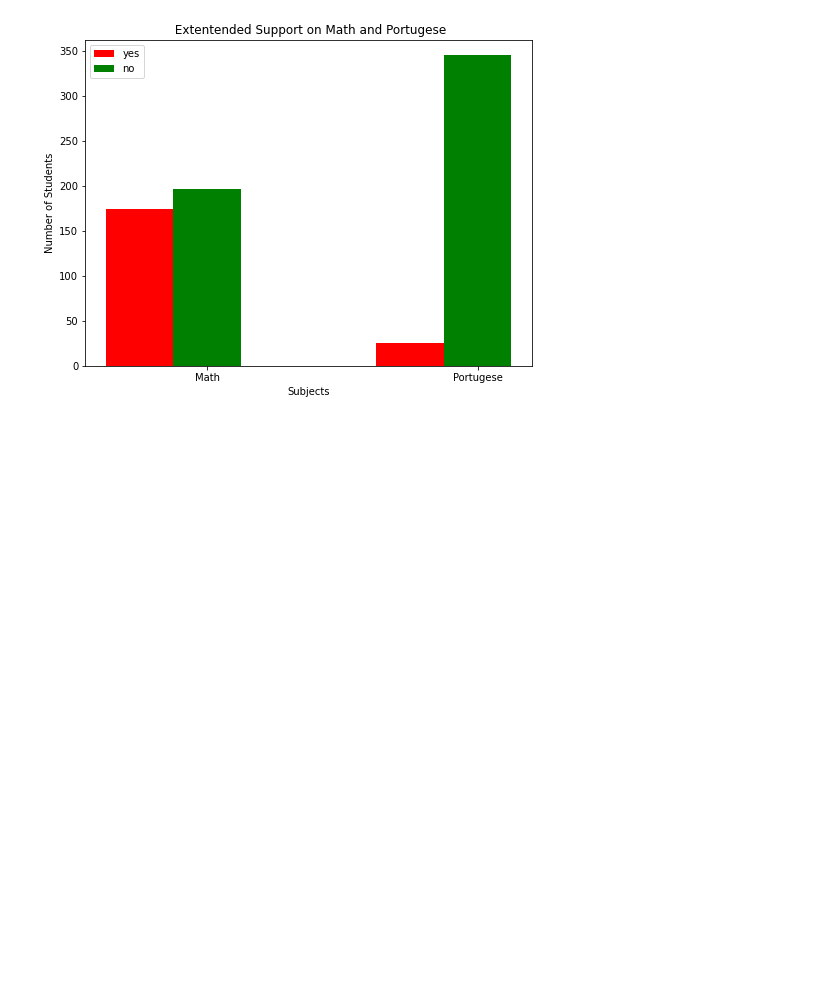
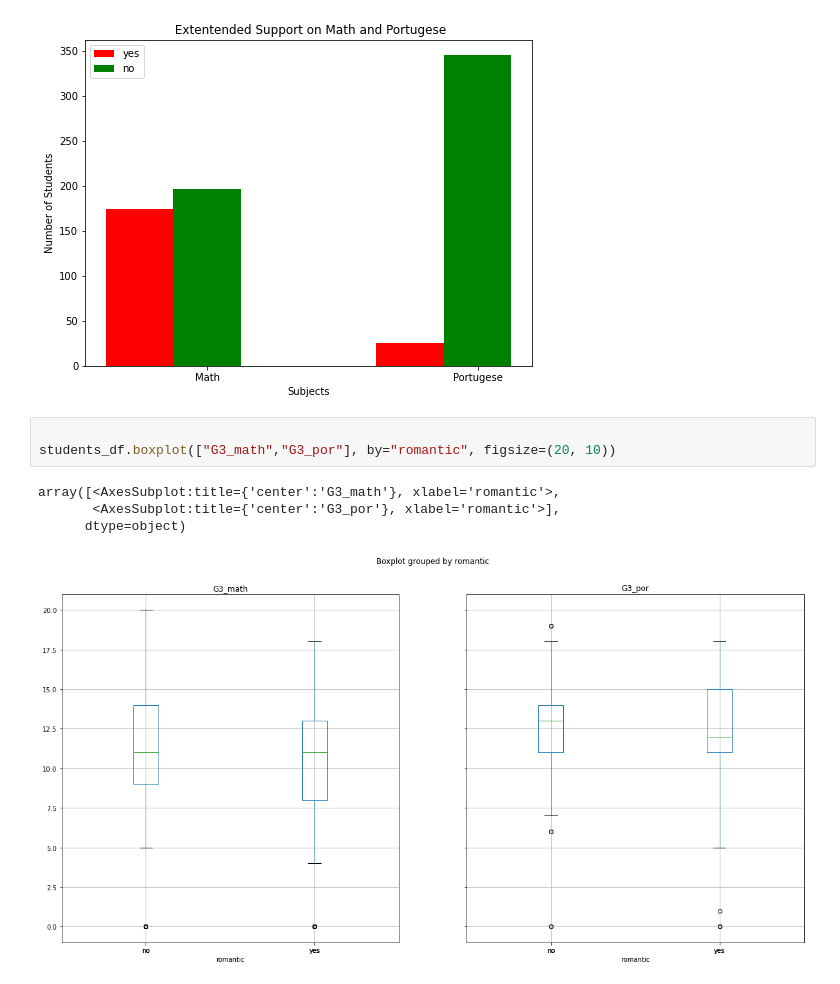
Before and after one commit to panlovelyda/project-one, a Jupyter notebook: AlcoholPy.ipynb, the cells around one changed output. Drawn from its saved outputs; the diff is of its cells as text; blank space fills up the shorter version.

```diff
--- a/AlcoholPy.ipynb
+++ b/AlcoholPy.ipynb
@@ -130,3 +137,11 @@ plt.legend( (bar1, bar2), ('yes', 'no') )
 plt.show()
 # %% [output]
 [figure]
+# %%
+
+students_df.boxplot(["G3_math","G3_por"], by="romantic", figsize=(20, 10))
+# %% [output]
+array([<AxesSubplot:title={'center':'G3_math'}, xlabel='romantic'>,
+       <AxesSubplot:title={'center':'G3_por'}, xlabel='romantic'>],
+      dtype=object)
+[figure, added]
```
Also changed, not shown: parts of 4 cells of this notebook.
